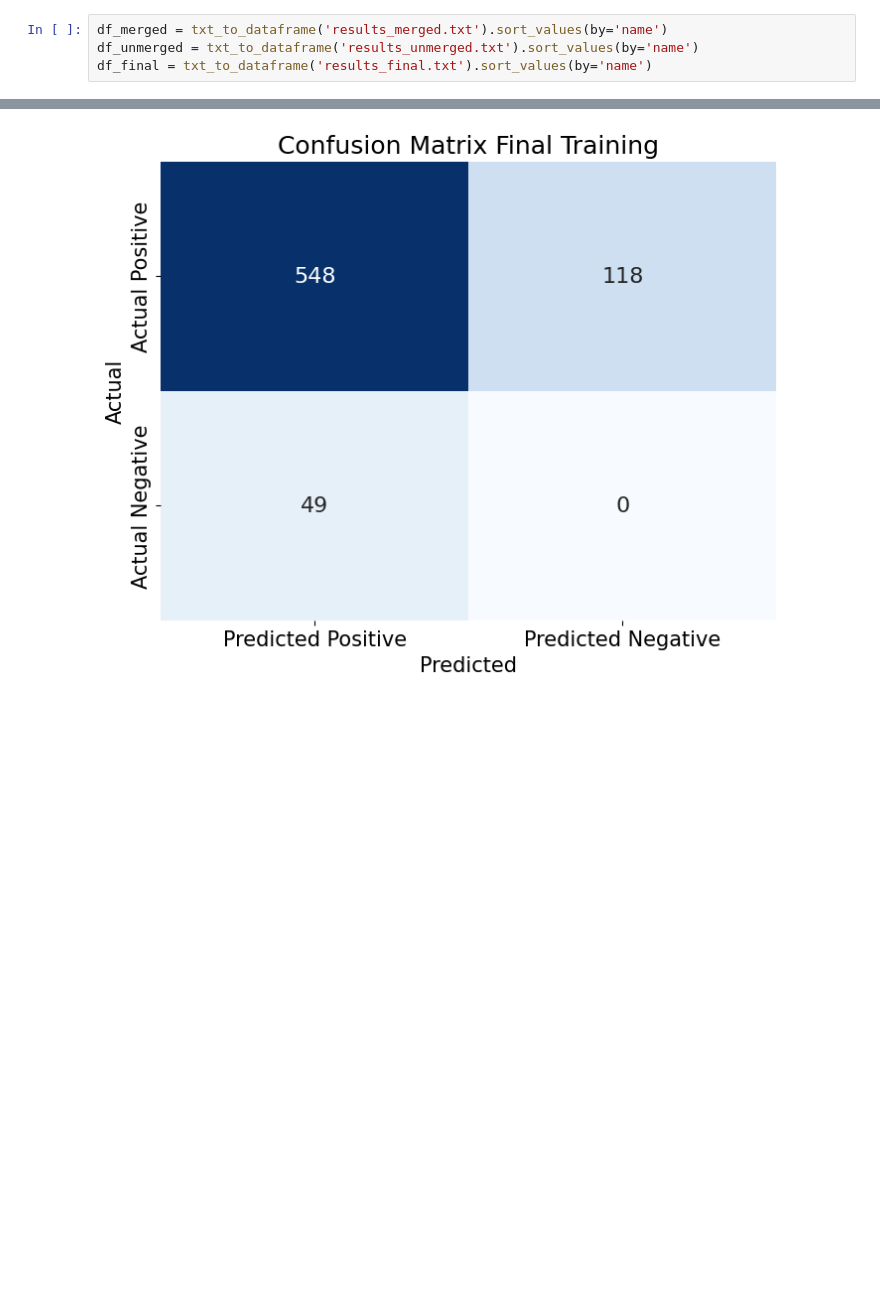
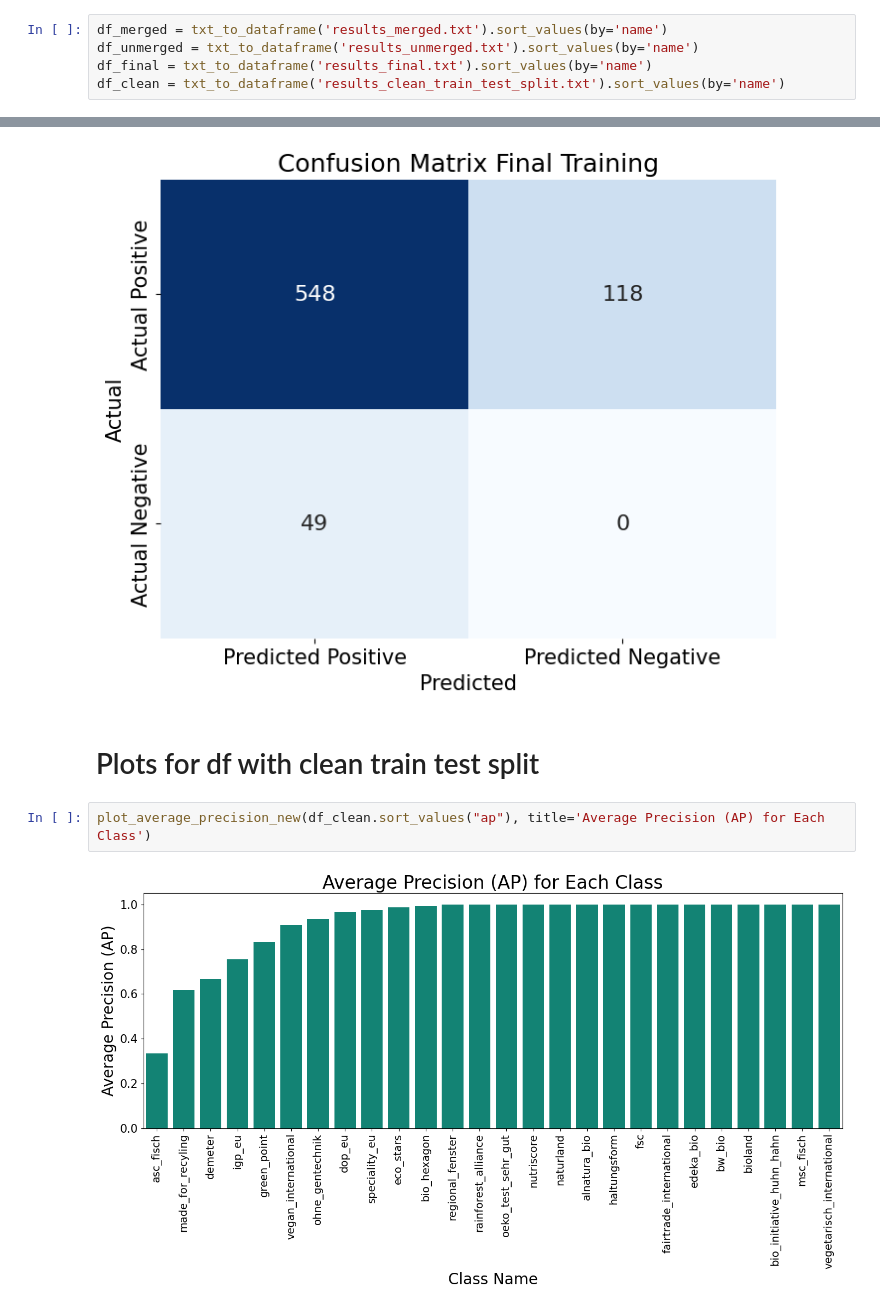
Before and after one commit to Stefan-Horst/FoodLabelGuide, a Jupyter notebook: evaluation_of_performance/results_visualization.ipynb, the cells around one changed output, grey strips where cells are left out. Drawn from its saved outputs; the diff is of its cells as text; blank space fills up the shorter version.

```diff
--- a/evaluation_of_performance/results_visualization.ipynb
+++ b/evaluation_of_performance/results_visualization.ipynb
@@ -79,6 +79,7 @@ def txt_to_dataframe(file_path):
 df_merged = txt_to_dataframe('results_merged.txt').sort_values(by='name')
 df_unmerged = txt_to_dataframe('results_unmerged.txt').sort_values(by='name')
 df_final = txt_to_dataframe('results_final.txt').sort_values(by='name')
+df_clean = txt_to_dataframe('results_clean_train_test_split.txt').sort_values(by='name')
 # %%
 df_unmerged
 # %% [output]
@@ -356,3 +375,9 @@ df_cm = create_confusion_matrix(tp, fp, fn)
 plot_confusion_matrix(df_cm, title='Confusion Matrix Final Training')
 # %% [output]
 [figure]
+# %% [markdown]
+# Plots for df with clean train test split
+# %%
+plot_average_precision_new(df_clean.sort_values("ap"), title='Average Precision (AP) for Each Class')
+# %% [output]
+[figure, added]
```
Also changed, not shown: parts of 9 cells of this notebook, 13 other files.
